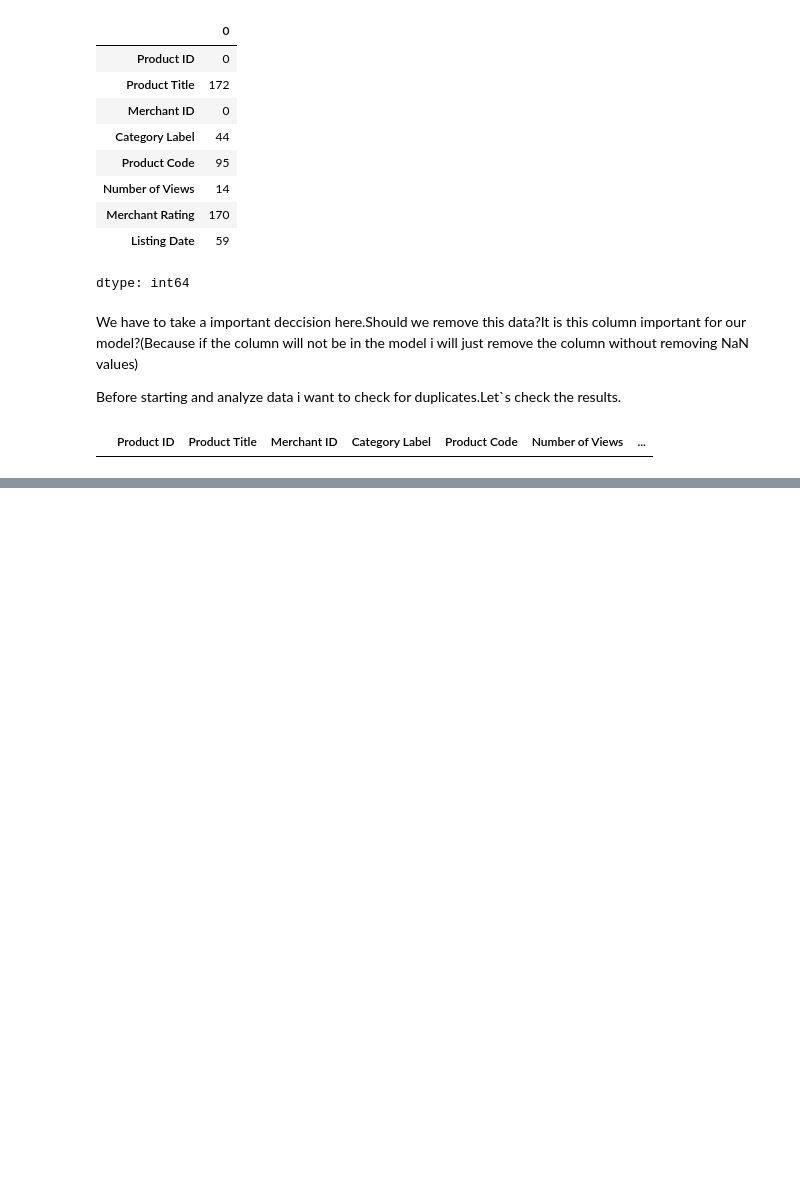
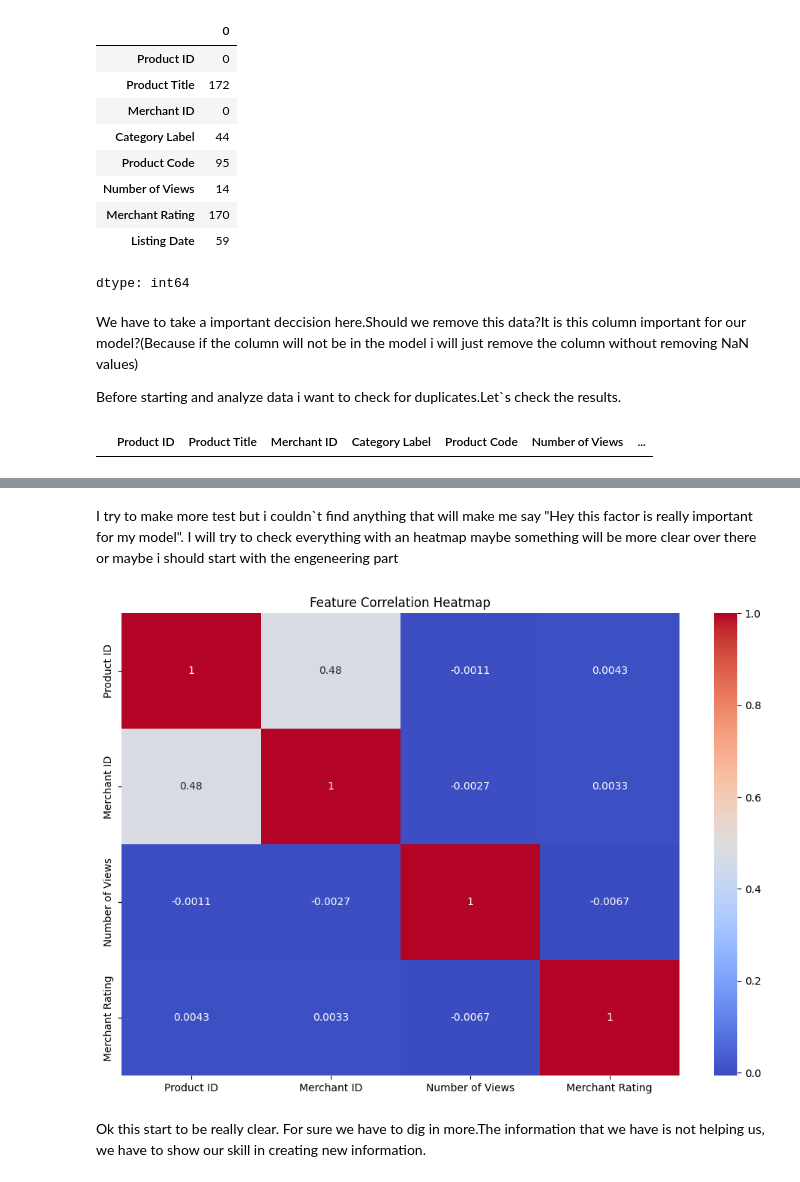
Before and after one commit to StefanRaduMaris/AI-model-product_classifier, a Jupyter notebook: notebook/product_classifier.ipynb, the cells around one changed output, grey strips where cells are left out. Cells and saved outputs as stored; diff of their text form; code cells hidden in the pictures; blank space fills up the shorter version.

Commit message:
Checking information

```diff
--- a/notebook/product_classifier.ipynb
+++ b/notebook/product_classifier.ipynb
@@ -176,0 +336,15 @@ Now we know that we don`t have duplicates so let`s start examing witch columns w
+# %% [markdown]
+I try to make more test but i couldn`t find anything that will make me say "Hey this factor is really important for my model". I will try to check everything with an heatmap maybe something will be more clear over there or maybe i should start with the engeneering part
+# %%
+import seaborn as sns
+import matplotlib.pyplot as plt
+import numpy as np
+
+plt.figure(figsize=(12,8))
+sns.heatmap(df.select_dtypes(include=[np.number]).corr(), annot=True, cmap='coolwarm')
+plt.title('Feature Correlation Heatmap')
+plt.show()
+# %% [output]
+[figure, added]
+# %% [markdown]
+Ok this start to be really clear. For sure we have to dig in more.The information that we have is not helping us, we have to show our skill in creating new information.
```
Also changed, not shown: parts of 16 cells of this notebook.
